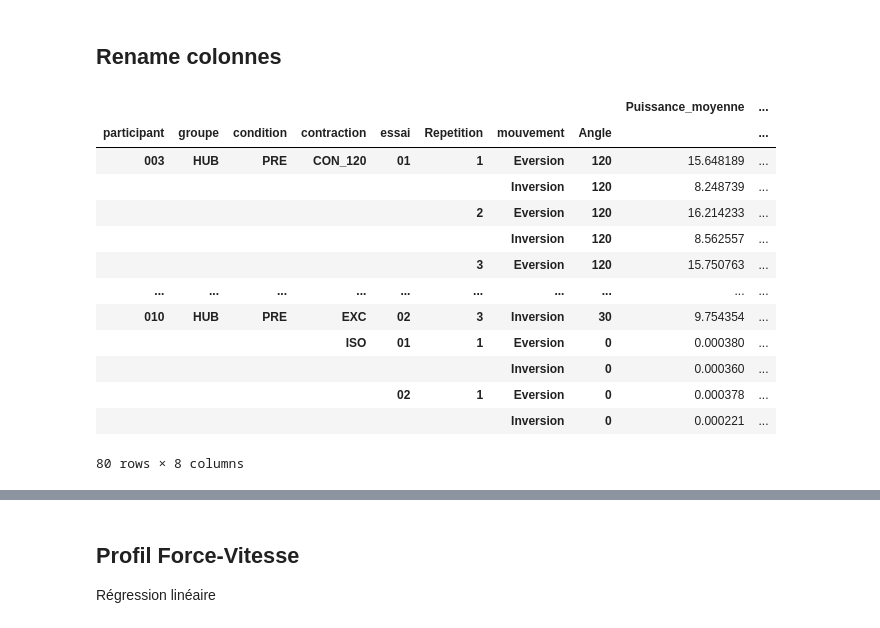
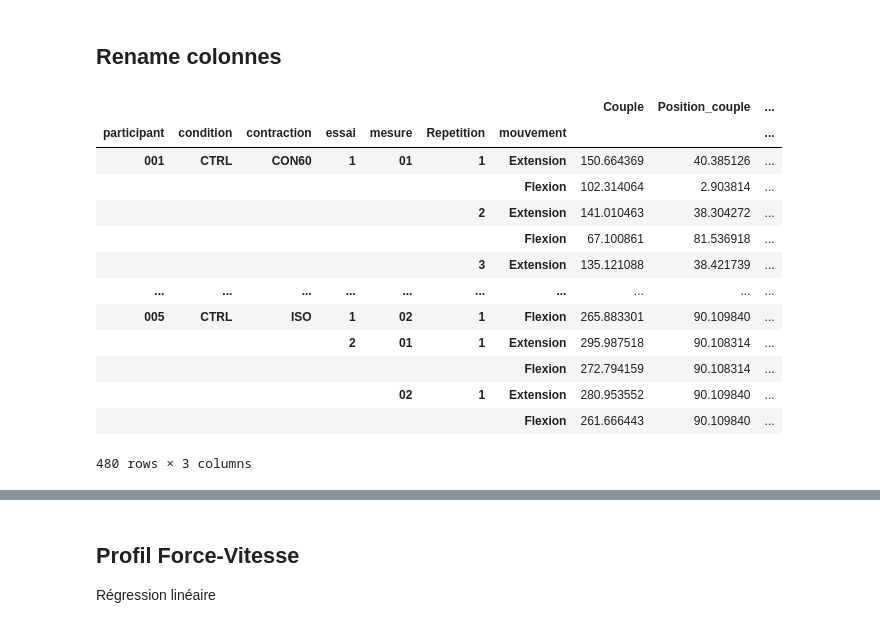
Before and after one commit to mathieucaumes/Traitement_ActivGun, a Jupyter notebook: ActivGun_iso.ipynb, the cells around one changed output, grey strips where cells are left out. Cells and saved outputs as stored; diff of their text form; code cells hidden in the pictures.

```diff
--- a/ActivGun_iso.ipynb
+++ b/ActivGun_iso.ipynb
@@ -56,30 +62,37 @@ Data_Path = Path(data_folder_path)
 ## Définition des fonctions
 # %%
 def extract_file_info(file_path):
-    match = re.match(r"(\d{3})_([A-Z]+)_([A-Z]+)_([A-Z]+(?:_\d{2,3})?)_(\d{2})", file_path)
-
+    match = re.match(r"(\d{3})_([A-Z]+)_([A-Z]+(?:\d{0,2}))_(\d{1,2})_(\d{2})", file_path)
     if match:
         participant = match.group(1)
-        groupe = match.group(2)
-        condition = match.group(3)
-        contraction = match.group(4)
-        essai = match.group(5)
+        condition = match.group(2)
+        contraction = match.group(3)
+        essai = match.group(4)
+        mesure = match.group(5)
 
         return {
             "participant": participant,
-            "groupe": groupe,
             "condition": condition,
             "contraction": contraction,
-            "essai": essai
+            "essai": essai,
+            "mesure": mesure
         }
     else:
+        print("Le nom de fichier ne correspond pas au modèle spécifié.")
         return None
 
 def calcul_ratio(x):
-    eversion_values = x.loc[x.index.get_level_values('mouvement') == 'Eversion', 'torque peak '].values
-    inversion_values = x.loc[x.index.get_level_values('mouvement') == 'Inversion', 'torque peak '].values
+    extension_values = x.loc[x.index.get_level_values('mouvement') == 'Extension', 'torque peak '].values
+    flexion_values = x.loc[x.index.get_level_values('mouvement') == 'Flexion', 'torque peak '].values
 
-    return inversion_values[0] / eversion_values[0]
+    return flexion_values[0] / extension_values[0]
+
+def process_data(df, variable):
+    df.columns =  ['participant', 'condition', 'contraction', 'mesure', variable, 'SD', 'CV']
+    df = df.drop(columns=['contraction'])
+    df = df.pivot_table(index=["mesure"], columns=["condition", "participant"])
+    df = df[[variable, 'SD', 'CV']]
+    return df
 # %% [markdown]
 ## Extraction données répétitions
 # %%
@@ -210,6 +220,0 @@ df_result
-# %%
-df_result["ratio"] = df_result.groupby(
-    ["participant", "groupe", "condition", "contraction", "essai", "Repetition"]
-).apply(calcul_ratio)
-
-df_result
@@ -233,27 +223,28 @@ df_result
 # %%
 df_result.columns = ['Puissance_moyenne',
                      'Pic_puissance',
                      'Pic_vitesse',
                      'Position_pic_vitesse',
-                     'Pic_force',
-                     'Position_pic_force',
-                     'Travail',
-                     'Ratio_ago_anta'
+                     'Couple',
+                     'Position_couple',
+                     'Travail'
                      ]
 
+df_result = df_result.drop(columns=['Puissance_moyenne', 'Pic_puissance', 'Pic_vitesse', 'Position_pic_vitesse'])
+
 df_result
 # %% [output]
-|  |  |  |  |  |  |  |  | Puissance_moyenne | ... |
-| participant | groupe | condition | contraction | essai | Repetition | mouvement | Angle |  | ... |
-| 003 | HUB | PRE | CON_120 | 01 | 1 | Eversion | 120 | 15.648189 | ... |
-|  |  |  |  |  |  | Inversion | 120 | 8.248739 | ... |
-|  |  |  |  |  | 2 | Eversion | 120 | 16.214233 | ... |
-|  |  |  |  |  |  | Inversion | 120 | 8.562557 | ... |
-|  |  |  |  |  | 3 | Eversion | 120 | 15.750763 | ... |
+|  |  |  |  |  |  |  | Couple | Position_couple | ... |
+| participant | condition | contraction | essai | mesure | Repetition | mouvement |  |  | ... |
+| 001 | CTRL | CON60 | 1 | 01 | 1 | Extension | 150.664369 | 40.385126 | ... |
+|  |  |  |  |  |  | Flexion | 102.314064 | 2.903814 | ... |
+|  |  |  |  |  | 2 | Extension | 141.010463 | 38.304272 | ... |
+|  |  |  |  |  |  | Flexion | 67.100861 | 81.536918 | ... |
+|  |  |  |  |  | 3 | Extension | 135.121088 | 38.421739 | ... |
 | ... | ... | ... | ... | ... | ... | ... | ... | ... | ... |
-| 010 | HUB | PRE | EXC | 02 | 3 | Inversion | 30 | 9.754354 | ... |
-|  |  |  | ISO | 01 | 1 | Eversion | 0 | 0.000380 | ... |
-|  |  |  |  |  |  | Inversion | 0 | 0.000360 | ... |
-|  |  |  |  | 02 | 1 | Eversion | 0 | 0.000378 | ... |
-|  |  |  |  |  |  | Inversion | 0 | 0.000221 | ... |
+| 005 | CTRL | ISO | 1 | 02 | 1 | Flexion | 265.883301 | 90.109840 | ... |
+|  |  |  | 2 | 01 | 1 | Extension | 295.987518 | 90.108314 | ... |
+|  |  |  |  |  |  | Flexion | 272.794159 | 90.108314 | ... |
+|  |  |  |  | 02 | 1 | Extension | 280.953552 | 90.109840 | ... |
+|  |  |  |  |  |  | Flexion | 261.666443 | 90.109840 | ... |
-80 rows × 8 columns
+480 rows × 3 columns
```
Also changed, not shown: parts of 18 cells of this notebook.
